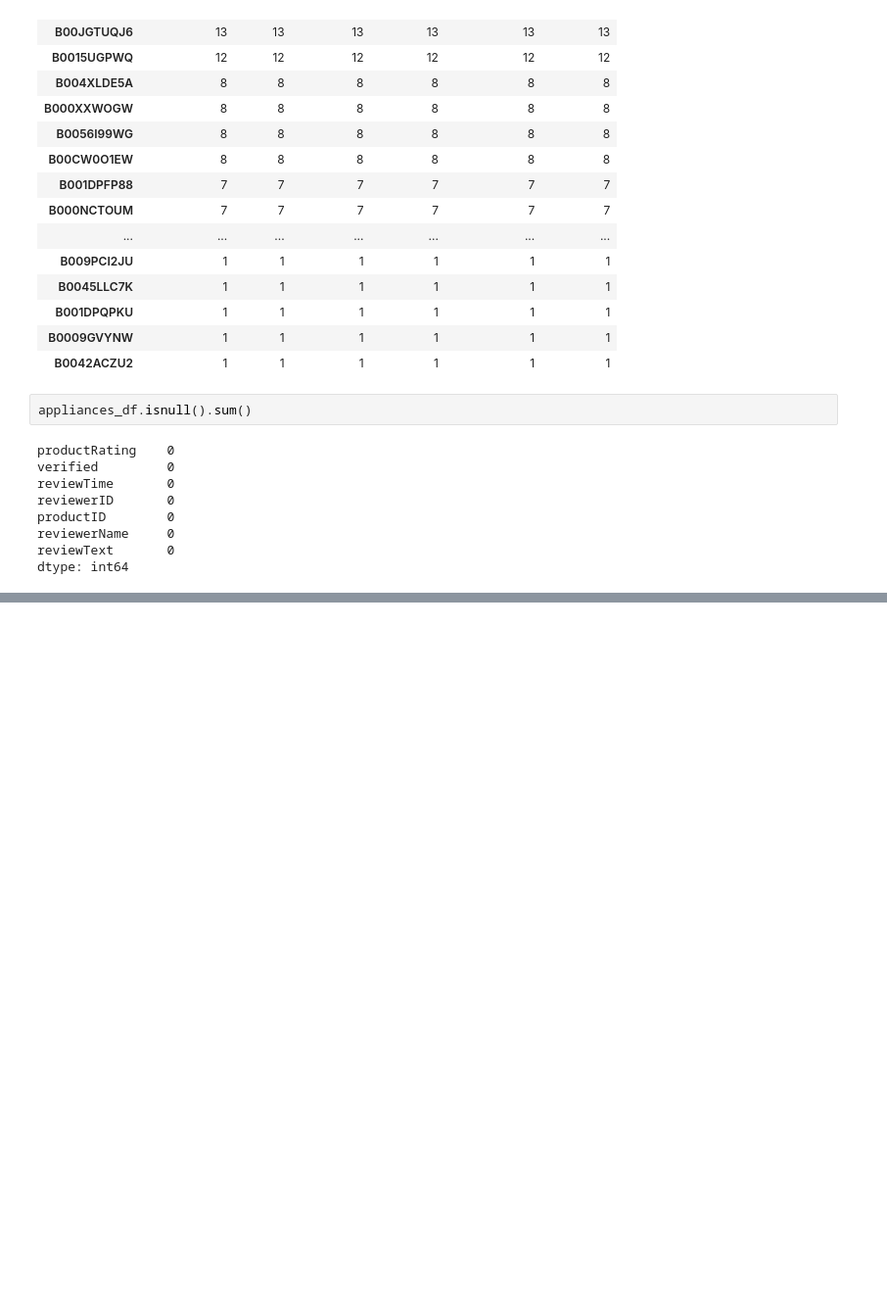
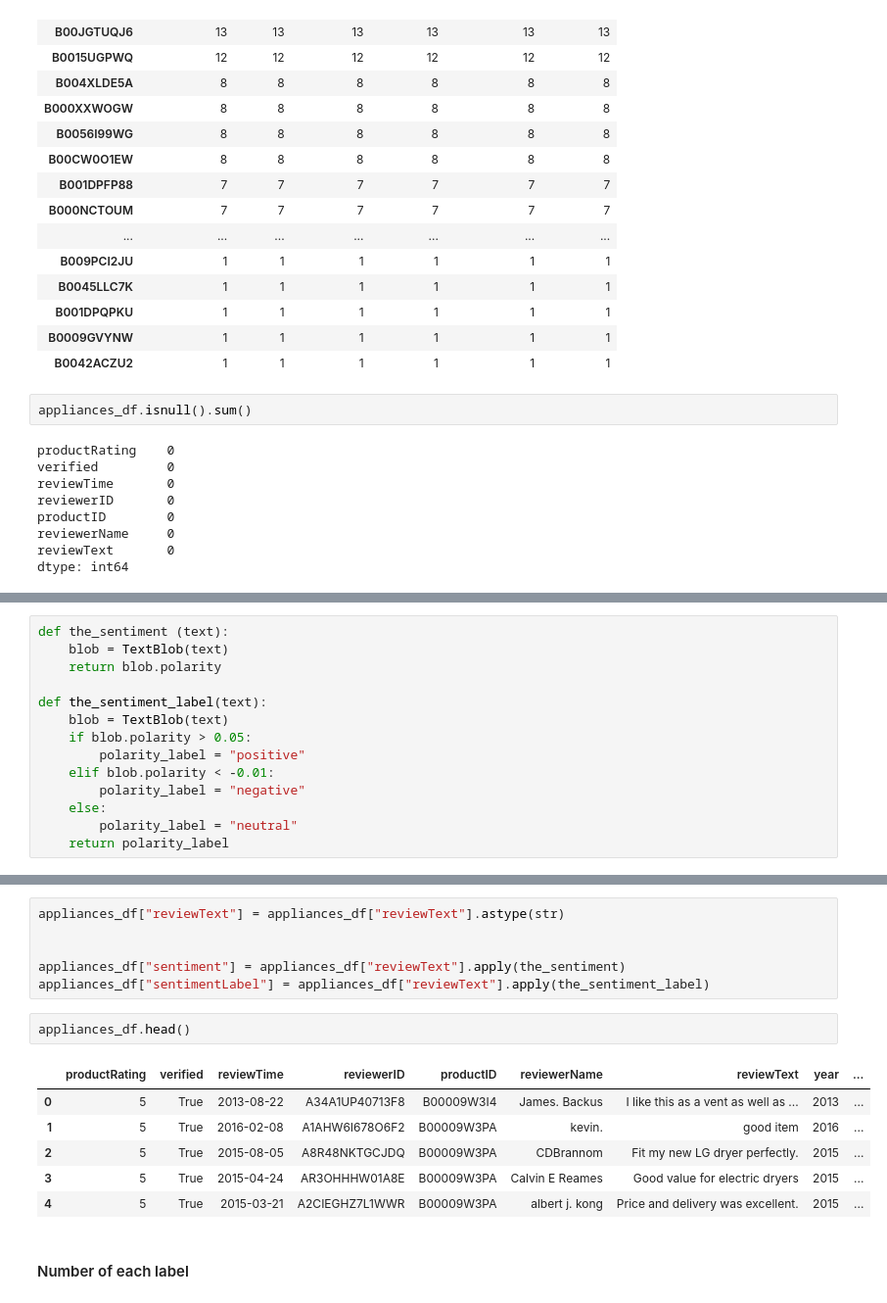
Before and after one commit to ahmadbashorun/AI6-amazon-reviews-EDA-project, a Jupyter notebook: Appliance_cleaning.ipynb, the cells around one changed output, grey strips where cells are left out. Shown at 98% size. Drawn from its saved outputs; the diff is of its cells as text; blank space fills up the shorter version.

```diff
--- a/Appliance_cleaning.ipynb
+++ b/Appliance_cleaning.ipynb
@@ -101,0 +308,14 @@ dtype: int64
+# %%
+def the_sentiment (text):
+    blob = TextBlob(text)
+    return blob.polarity
+
+def the_sentiment_label(text):
+    blob = TextBlob(text)
+    if blob.polarity > 0.05:
+        polarity_label = "positive"
+    elif blob.polarity < -0.01:
+        polarity_label = "negative"
+    else:
+        polarity_label = "neutral"
+    return polarity_label
@@ -101,0 +324,17 @@ dtype: int64
+# %%
+appliances_df["reviewText"] = appliances_df["reviewText"].astype(str)
+
+
+appliances_df["sentiment"] = appliances_df["reviewText"].apply(the_sentiment)
+appliances_df["sentimentLabel"] = appliances_df["reviewText"].apply(the_sentiment_label)
+# %%
+appliances_df.head()
+# %% [output]
+|  | productRating | verified | reviewTime | reviewerID | productID | reviewerName | reviewText | year | ... |
+| 0 | 5 | True | 2013-08-22 | A34A1UP40713F8 | B00009W3I4 | James. Backus | I like this as a vent as well as ... | 2013 | ... |
+| 1 | 5 | True | 2016-02-08 | A1AHW6I678O6F2 | B00009W3PA | kevin. | good item | 2016 | ... |
+| 2 | 5 | True | 2015-08-05 | A8R48NKTGCJDQ | B00009W3PA | CDBrannom | Fit my new LG dryer perfectly. | 2015 | ... |
+| 3 | 5 | True | 2015-04-24 | AR3OHHHW01A8E | B00009W3PA | Calvin E Reames | Good value for electric dryers | 2015 | ... |
+| 4 | 5 | True | 2015-03-21 | A2CIEGHZ7L1WWR | B00009W3PA | albert j. kong | Price and delivery was excellent. | 2015 | ... |
+# %% [markdown]
+#### Number of each label
```
Also changed, not shown: parts of 44 cells of this notebook.
